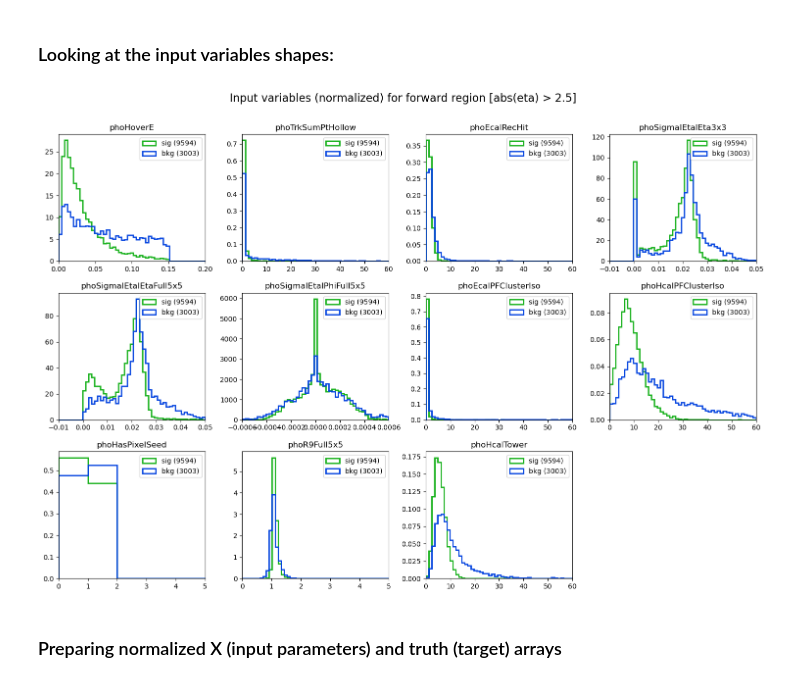
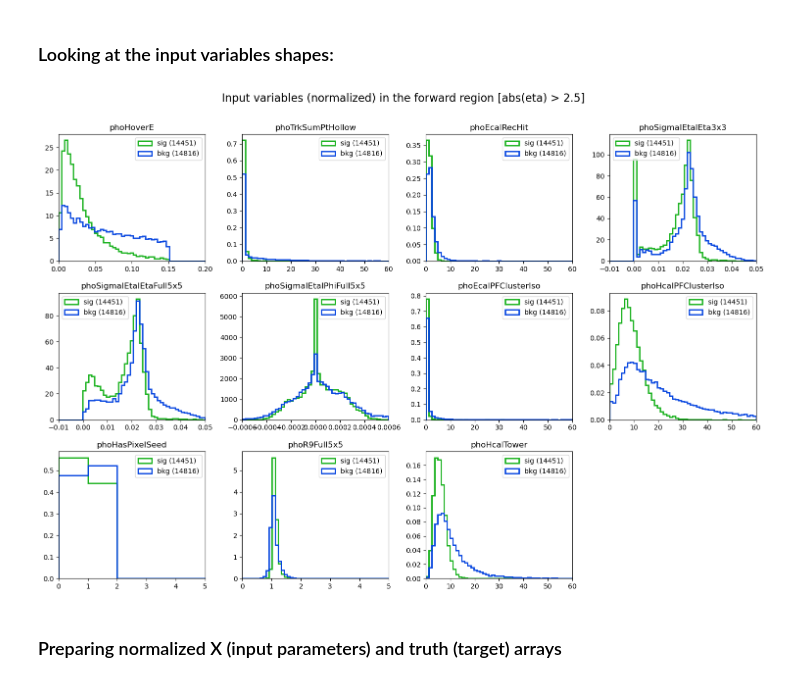
Before and after one commit to phazarik/PFPhotonID-validation-Run3, a Jupyter notebook: Evaluator.ipynb, the cells around one changed output. Saved outputs shown, nothing was run; the diff lists cells and outputs as text; code cells hidden in the pictures.

```diff
--- a/Evaluator.ipynb
+++ b/Evaluator.ipynb
@@ -58,13 +59,13 @@ Files read.
 # %%
 def filter_signal(df):
     # Note: When a candidate matches with a gen-particle, it's genpt is NOT -999
-    signal_flag = (~(df['phoMatchingGenPt'] < 0)) & (df['isPromptFinalState'] == 1)
+    signal_flag = (df['isPhotonMatching']==1) & (df['isPromptFinalState'] == 1)
     filtered_df = df[signal_flag]
     return filtered_df
 
 def filter_background(df):
-    background_flag1 = (df['phoMatchingGenPt'] < 0) # In case of fakes
-    background_flag2 = (~(df['phoMatchingGenPt'] < 0)) & (df['isPromptFinalState'] == 0) # Matches with gen, but non-prompt
+    background_flag1 = (df['isPhotonMatching']==0) # In case of fakes
+    background_flag2 = (df['isPhotonMatching']==1) & (df['isPromptFinalState'] == 0) # Matches with gen, but non-prompt
     filtered_df = df[background_flag1 | background_flag2]
     return filtered_df
 
@@ -76,6 +77,8 @@ df_bkg = pd.concat([filter_background(df_qcd), filter_background(df_taugun)])
 df_bkg['truth'] = 0
 df_bkg = df_bkg.reset_index(drop=True)
 
-data = pd.concat([df_sig, df_bkg])
-data = data[data['phoPt']>10] #Offline Pt cut
-data = data.sample(frac=1).reset_index(drop=True) #Randomizing the rows
+data_all = pd.concat([df_sig, df_bkg])
+data_all = data_all[data_all['phoPt']>10] #Offline Pt cut
+data_all = data_all.sample(frac=1).reset_index(drop=True) #Randomizing the rows
+
+print('Signal and background defined.')
@@ -105,15 +164,15 @@ data[['phoPt','phoEta','phoPhi','phoMatchingGenPt','isPromptFinalState','isPFPho
 model_to_use = 'var11_endcap'
 plotinfo = 'forward region [abs(eta) > 2.5]'
 figtype = 'forward_unweighted'
-data = data[abs(data['phoEta']) > 2.5 ]
+data = data_all[abs(data_all['phoEta']) > 2.5 ]
 
 data = data.reset_index(drop=True)
 print('Dataframe is ready for evaluation.')
 
 nsig = len(data.query('(truth==1)'))
 nbkg = len(data.query('(truth==0)'))
-nqcd = len(data.query('(sample=="qcd")'))
-ntau = len(data.query('(sample=="taugun")'))
+nqcd = len(data.query('sample.str.contains("QCD")', engine='python'))
+ntau = len(data.query('sample.str.contains("Tau")', engine='python'))
 frac_qcd = 0
 frac_tau = 0
 if nbkg !=0 :
@@ -241,35 +300,35 @@ for i, (col, _, _, xmin, xmax) in enumerate(train_var):
     #Decorations:
     sig_label = f'sig ({len(sig_data)})'
     bkg_label = f'bkg ({len(bkg_data)})'
     sig_color = 'xkcd:green'
     bkg_color = 'xkcd:blue'
     common_hist_props = {
     'histtype': 'step',
     'density': True,
     'linewidth': 2,
     }
 
     #Exceptions:
     if col == 'phoHasPixelSeed' : mybins = np.arange(xmin, xmax + 1, 1)
 
     ax.hist(sig_data, bins=mybins, label=sig_label, color=sig_color, **common_hist_props)
     ax.hist(bkg_data, bins=mybins, label=bkg_label, color=bkg_color, **common_hist_props)
     ax.set_xlim(xmin, xmax)
     ax.set_title(f'{col}')
     ax.legend(loc='best')
 
 # Remove any unused subplots
 for i in range(len(train_var), len(axs)):
     fig.delaxes(axs[i])
 
-fig.suptitle(f'Input variables (normalized) for {plotinfo}', fontsize=16)
+fig.suptitle(f'Input variables (normalized) in the {plotinfo}', fontsize=16)
 plt.tight_layout(rect=[0, 0, 1, 0.97])
 plt.subplots_adjust(hspace=0.25) #do this after tight layout
 
 plt.savefig(f'plots/{figtype}_input_variables.png', dpi=300)
 plt.show()
 # %% [output]
-[figure, old version]
+[figure, new version]
 # %% [markdown]
 ### Preparing normalized X (input parameters) and truth (target) arrays
 # %%
```
Also changed, not shown: parts of 15 cells of this notebook, 6 other files.
